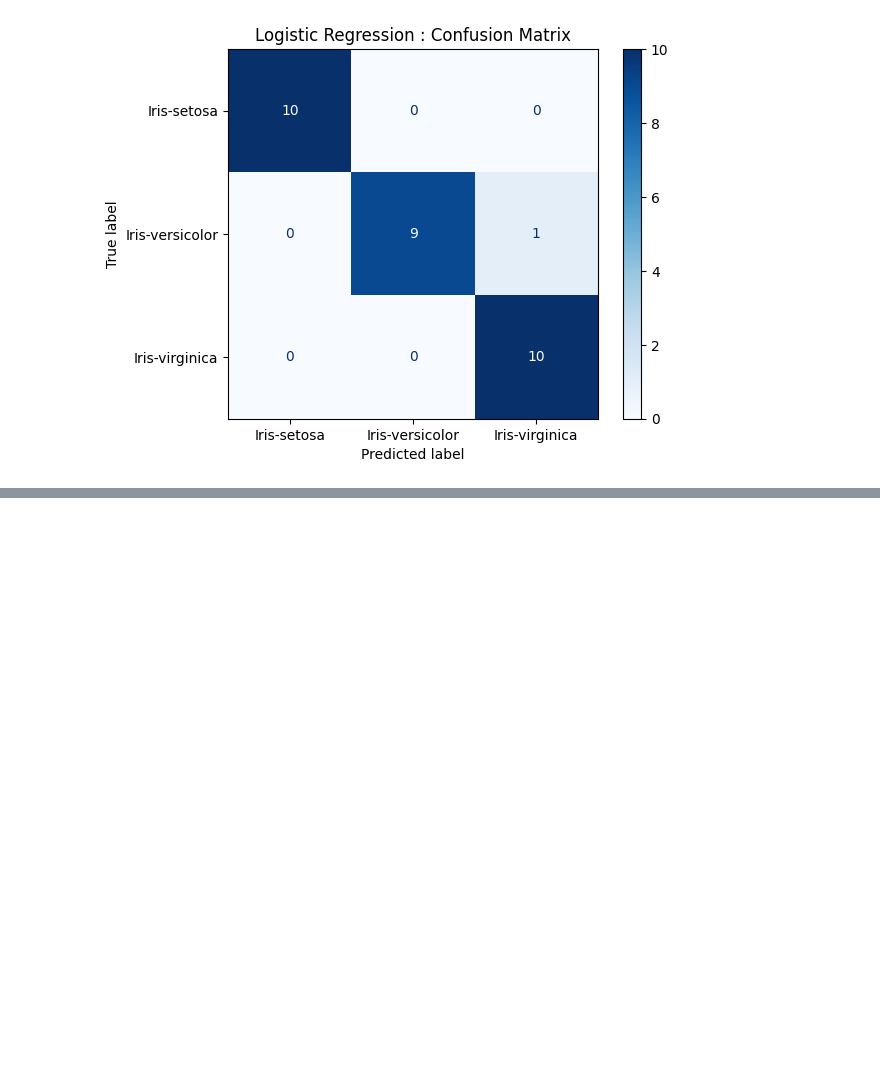
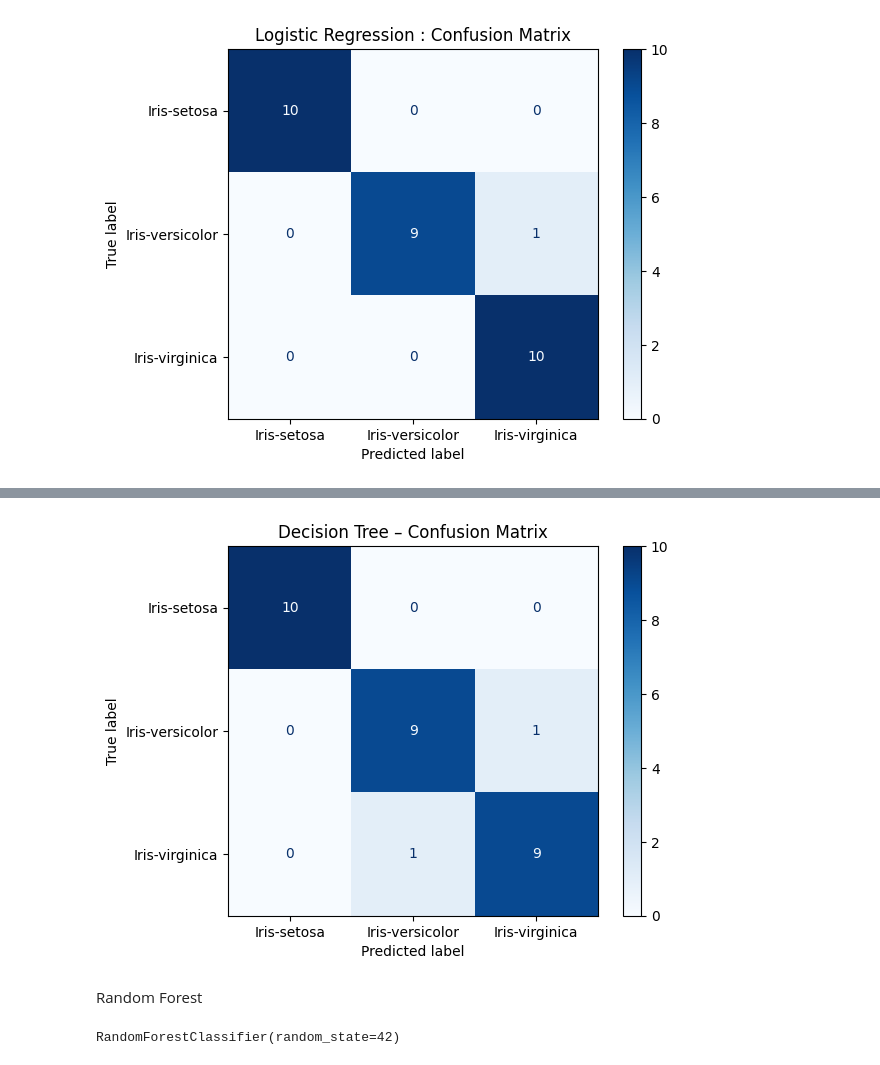
Before and after one commit to AmolSadana012/Iris_Flower_Classification_EDA, a Jupyter notebook: Iris_Classification.ipynb, the cells around one changed output, grey strips where cells are left out. Cells and saved outputs as stored; diff of their text form; code cells hidden in the pictures; blank space fills up the shorter version.

```diff
--- a/Iris_Classification.ipynb
+++ b/Iris_Classification.ipynb
@@ -154,0 +199,5 @@ plt.show()
+# %%
+from sklearn.metrics import accuracy_score, classification_report
+y_pred_dt = dt.predict(x_test)
+print("Decision Tree Accuracy:", accuracy_score(y_test, y_pred_dt))
+print("\nClassification Report:\n", classification_report(y_test, y_pred_dt))
@@ -154,0 +217,18 @@ plt.show()
+# %%
+import matplotlib.pyplot as plt
+from sklearn.metrics import confusion_matrix, ConfusionMatrixDisplay
+cm_dt = confusion_matrix(y_test, y_pred_dt)
+disp_dt = ConfusionMatrixDisplay(confusion_matrix=cm_dt, display_labels=le.classes_)
+disp_dt.plot(cmap="Blues")
+plt.title("Decision Tree – Confusion Matrix")
+plt.show()
+# %% [output]
+[figure, added]
+# %% [markdown]
+Random Forest
+# %%
+from sklearn.ensemble import RandomForestClassifier
+rf = RandomForestClassifier(n_estimators=100, random_state=42)
+rf.fit(x_train, y_train)
+# %% [output]
+RandomForestClassifier(random_state=42)
```
Also changed, not shown: parts of 10 cells of this notebook.
